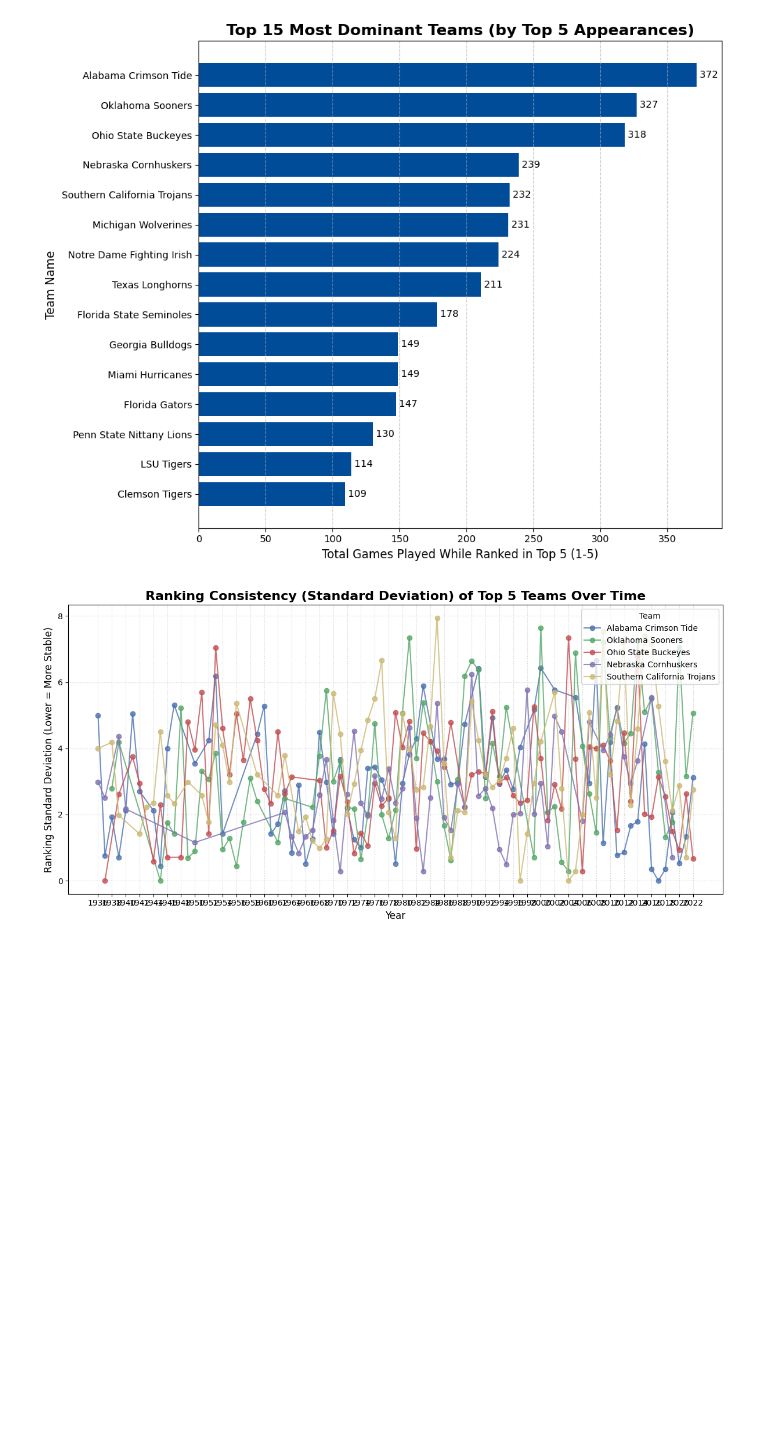
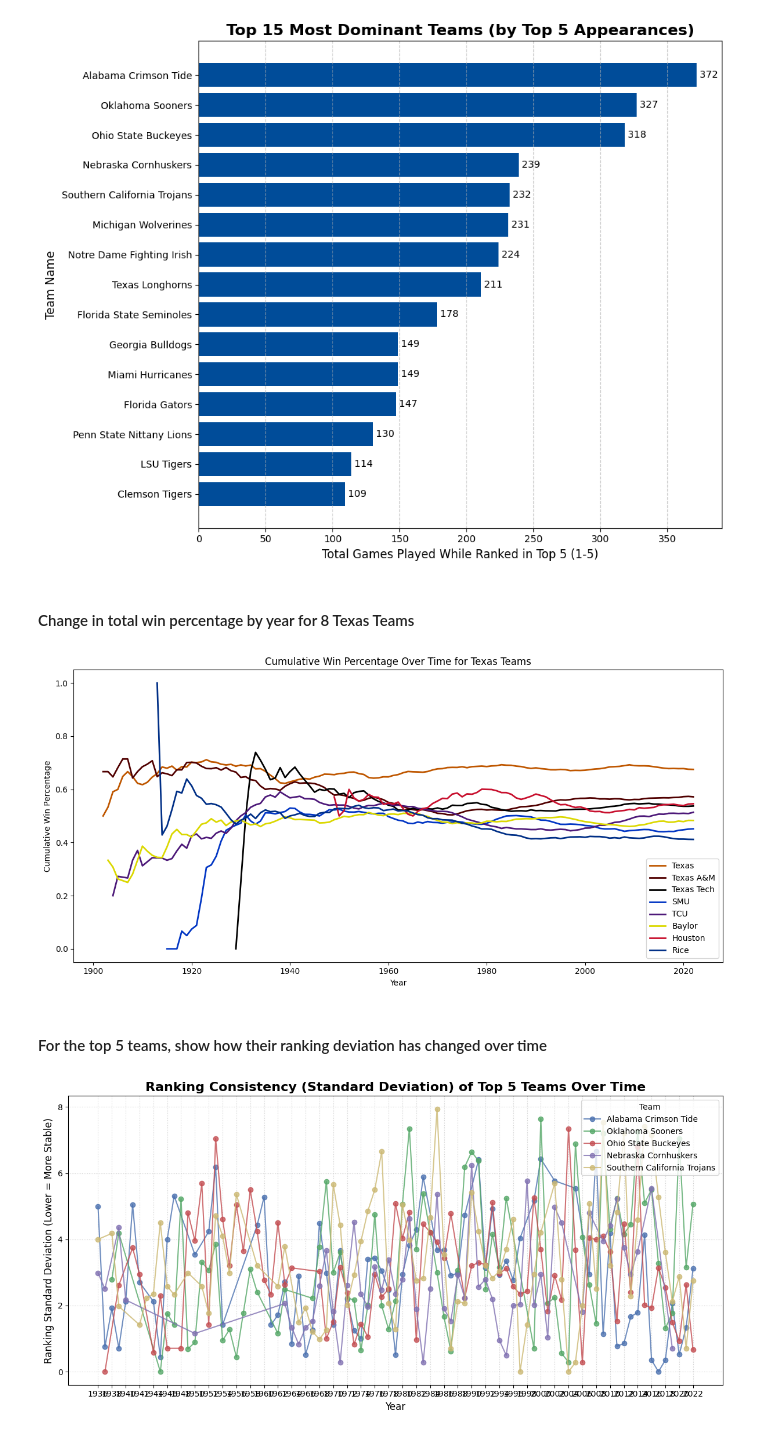
Before and after one commit to 110325-Data-Foundations/Week4ProjectGroup1, a Jupyter notebook: data_analysis.ipynb, the cells around one changed output. Cells and saved outputs as stored; diff of their text form; code cells hidden in the pictures; blank space fills up the shorter version.

```diff
--- a/data_analysis.ipynb
+++ b/data_analysis.ipynb
@@ -140,6 +242,62 @@ plt.tight_layout()
 plt.show()
 # %% [output]
 [figure]
+# %% [markdown]
+#### Change in total win percentage by year for 8 Texas Teams
+# %%
+texas_df = pd.read_sql(
+    """
+select year, t.school_name, y.wins, y.wins + y.ties + y.loses as total_games
+from yearly_team y
+join teams t on t.team_id = y.team_id;
+    """,
+    engine
+)
+
+plt.figure(figsize=(12, 6))
+plt.style.use('seaborn-v0_8-deep')
+
+texas_teams = ["Texas", "Texas A&M", "Texas Tech", "SMU", "TCU", "Baylor", "Houston", "Rice"]
+team_colors = {
+    "Texas": "#BF5700",         # Burnt Orange
+    "Texas A&M": "#500000",     # Maroon
+    "Texas Tech": "#000000",    # Black
+    "SMU": "#0236C4",           # Blue
+    "TCU": "#4D1979",           # Purple
+    "Baylor": "#DBD800",         # Yellow
+    "Houston": "#C8102E",       # Red
+    "Rice": "#002F86"            # Navy
+}
+
+# Filter dataframe for only these schools
+texas_filtered = texas_df[texas_df['school_name'].isin(texas_teams)]
+for team in texas_teams:
+    team_data = texas_filtered[texas_filtered['school_name'] == team].sort_values('year')
+    cumulative_wins = 0
+    cumulative_games = 0
+    running_win_pct = []
+
+    for _, row in team_data.iterrows():
+        cumulative_wins += row['wins']
+        cumulative_games += row['total_games']
+        if cumulative_games > 0:
+            running_win_pct.append(cumulative_wins / cumulative_games)
+        else:
+            running_win_pct.append(0.0)  # handle division by zero
+
+    # Plot cumulative win % over time
+    plt.plot(team_data['year'], running_win_pct, color=team_colors[team], linewidth=2, label=team)
+
+plt.xlabel('Year')
+plt.ylabel('Cumulative Win Percentage')
+plt.title('Cumulative Win Percentage Over Time for Texas Teams')
+plt.legend()
+plt.tight_layout()
+plt.show()
+# %% [output]
+[figure, added]
+# %% [markdown]
+#### For the top 5 teams, show how their ranking deviation has changed over time
 # %%
 # Filter data to include only the top 5 teams for a focused comparison
 comparison_teams_df = ranking_stdev_df[ranking_stdev_df['team_name'].isin(top_5_team_names)]
```
Also changed, not shown: parts of 5 cells of this notebook, 1 other file.
